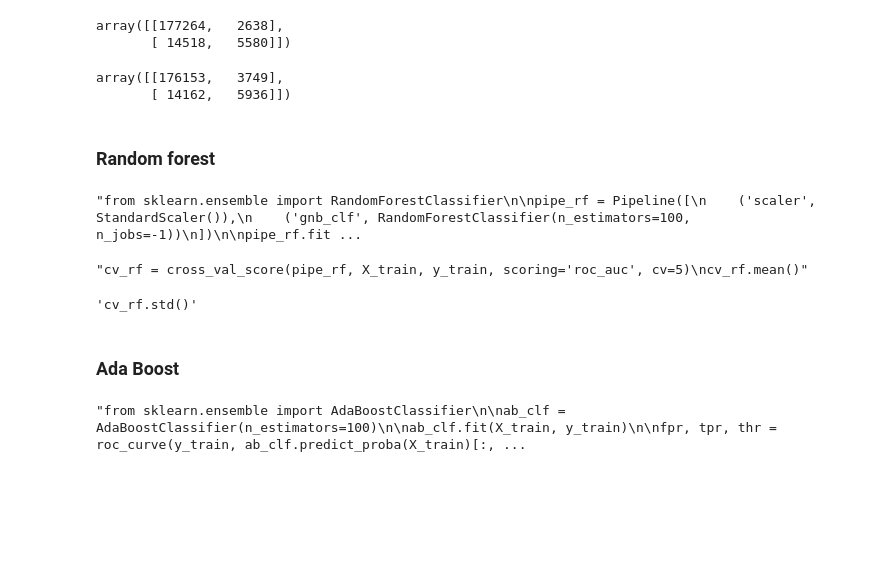
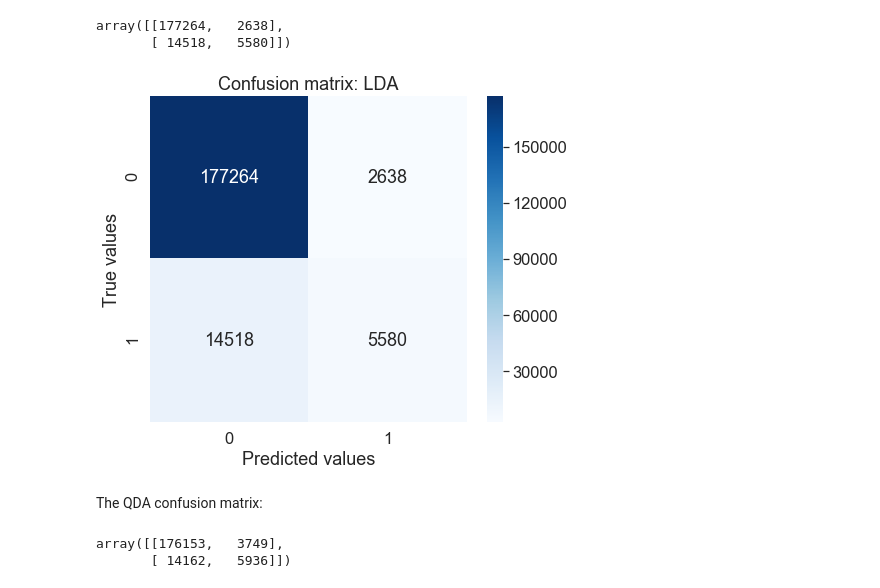
Before and after one commit to graf10a/Kaggle-Santander-Customer-Transaction-Prediction, a Jupyter notebook: Santander_EDA_Simple_Modeling.ipynb, the cells around one changed output. Drawn from its saved outputs; the diff is of its cells as text; code cells hidden in the pictures; blank space fills up the shorter version.

```diff
--- a/Santander_EDA_Simple_Modeling.ipynb
+++ b/Santander_EDA_Simple_Modeling.ipynb
@@ -642,10 +691,17 @@ array([[176987,   2915],
 # %%
 y_train_pred = cross_val_predict(pipe_lda, X_train, y_train, cv=5)
 
-confusion_matrix(y_train, y_train_pred)
+cm_lda=confusion_matrix(y_train, y_train_pred)
+cm_lda
 # %% [output]
 array([[177264,   2638],
        [ 14518,   5580]])
+# %%
+plot_cofusion_matrix(cm_lda, 'LDA')
+# %% [output]
+[figure, added]
+# %% [markdown]
+The QDA confusion matrix:
 # %%
 y_train_pred = cross_val_predict(pipe_qda, X_train, y_train, cv=5)
 
@@ -653,49 +710,3 @@ confusion_matrix(y_train, y_train_pred)
 # %% [output]
 array([[176153,   3749],
        [ 14162,   5936]])
-# %% [markdown]
-### Random forest
-# %%
-"""from sklearn.ensemble import RandomForestClassifier
-
-pipe_rf = Pipeline([
-    ('scaler', StandardScaler()),
-    ('gnb_clf', RandomForestClassifier(n_estimators=100, n_jobs=-1))
-])
-
-pipe_rf.fit(X_train, y_train)
-
-fpr, tpr, thr = roc_curve(y_train, pipe_rf.predict_proba(X_train)[:,1])
-plt.plot(fpr, tpr)
-plt.xlabel('False Positive Rate')
-plt.ylabel('True Positive Rate')
-plt.title('Receiver Operating Characteristic Plot', **title_config)
-auc(fpr, tpr)"""
-# %% [output]
-"from sklearn.ensemble import RandomForestClassifier\n\npipe_rf = Pipeline([\n    ('scaler', StandardScaler()),\n    ('gnb_clf', RandomForestClassifier(n_estimators=100, n_jobs=-1))\n])\n\npipe_rf.fit ...
-# %%
-"""cv_rf = cross_val_score(pipe_rf, X_train, y_train, scoring='roc_auc', cv=5)
-cv_rf.mean()"""
-# %% [output]
-"cv_rf = cross_val_score(pipe_rf, X_train, y_train, scoring='roc_auc', cv=5)\ncv_rf.mean()"
-# %%
-"""cv_rf.std()"""
-# %% [output]
-'cv_rf.std()'
-# %% [markdown]
-### Ada Boost
-# %%
-"""from sklearn.ensemble import AdaBoostClassifier
-
-ab_clf = AdaBoostClassifier(n_estimators=100)
-
-ab_clf.fit(X_train, y_train)
-
-fpr, tpr, thr = roc_curve(y_train, ab_clf.predict_proba(X_train)[:,1])
-plt.plot(fpr, tpr)
-plt.xlabel('False Positive Rate')
-plt.ylabel('True Positive Rate')
-plt.title('Receiver Operating Characteristic Plot', **title_config)
-auc(fpr, tpr)"""
-# %% [output]
-"from sklearn.ensemble import AdaBoostClassifier\n\nab_clf = AdaBoostClassifier(n_estimators=100)\n\nab_clf.fit(X_train, y_train)\n\nfpr, tpr, thr = roc_curve(y_train, ab_clf.predict_proba(X_train)[:, ...
```
Also changed, not shown: parts of 41 cells of this notebook.
